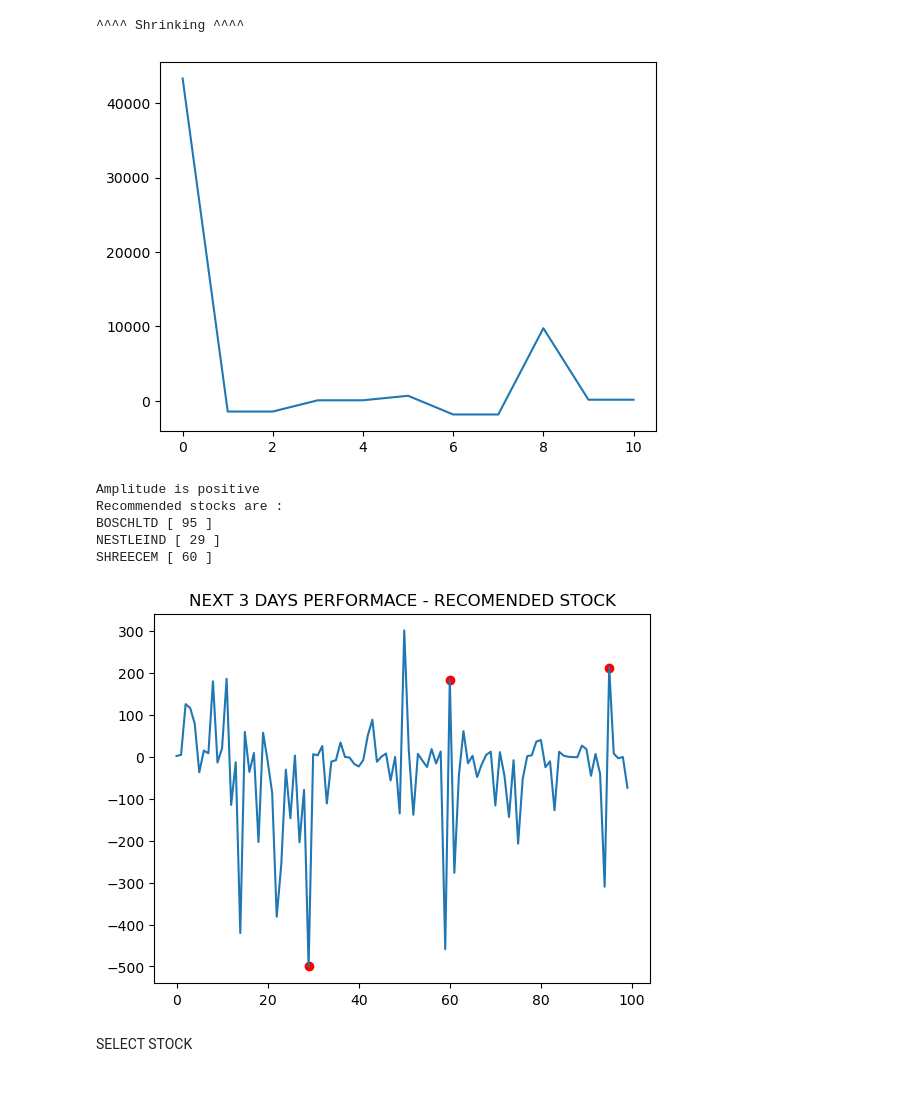
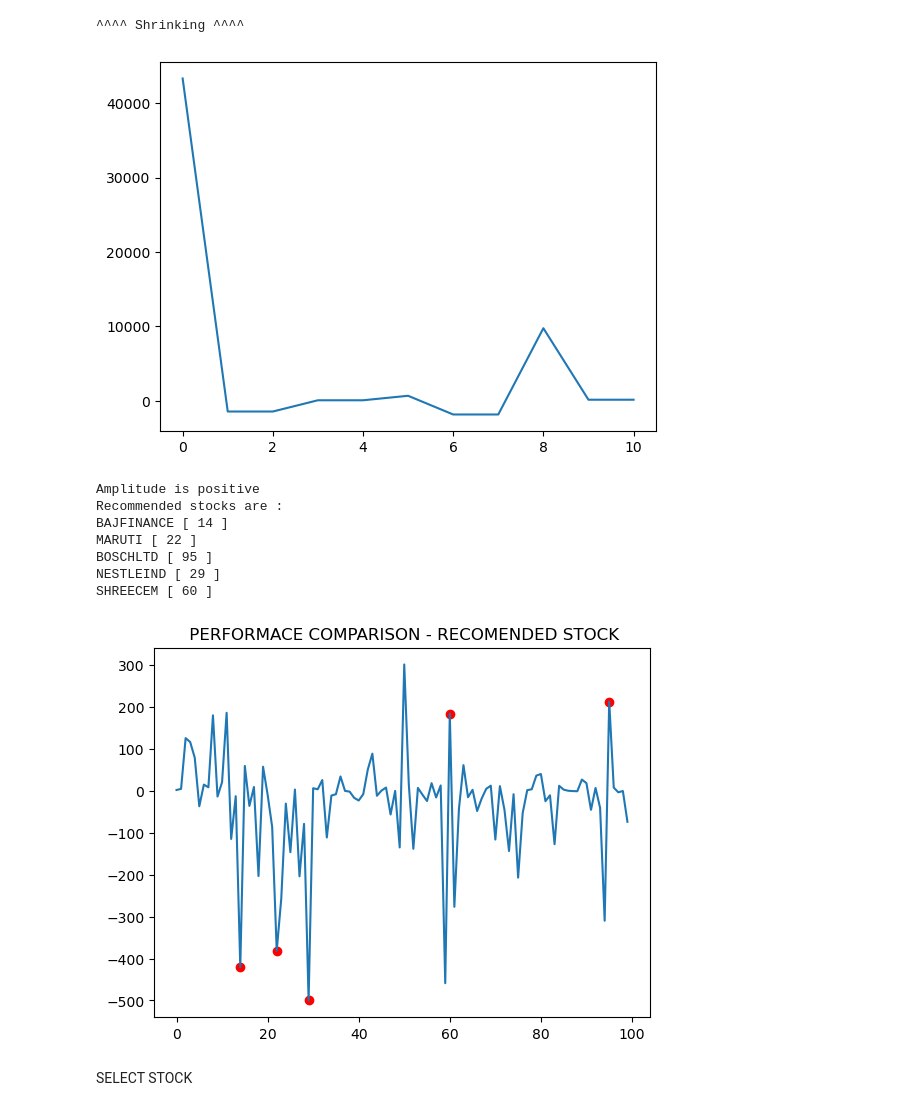
Before and after one commit to log-xp/dmdstocks.info, a Jupyter notebook: ver5.ipynb, the cells around one changed output. Cells and saved outputs as stored; diff of their text form; code cells hidden in the pictures.

```diff
--- a/ver5.ipynb
+++ b/ver5.ipynb
@@ -25,7 +25,7 @@ def dmd_pred_plot(dmd,diff,d_ind,top) :
     # Mark the indices on the plot
     plt.plot(diff)
     plt.scatter(top_indices,diff[top_indices], color='red')
-    plt.title("NEXT 3 DAYS PERFORMACE - RECOMENDED STOCK")
+    plt.title(" PERFORMACE COMPARISON - RECOMENDED STOCK")
     plt.show()
 # %%
 def dmd_analysis(result_comparison,j,top=3,i=12) :
@@ -129,20 +131,22 @@ def dmd_pred(j,i,stock_name) :
     print("Day9 |","Prediction :",pday9[stock_ind],"| Error :" ,np.abs(day9[stock_ind]-pday7[stock_ind]),"|")
 # %%
 j=25 # date from last                  VARIABLE 2
-top=3 # no of stock recomendations     VARIABLE 3
+top=5 # no of stock recomendations     VARIABLE 3
 i=12 # training days                   VARIABLE 4
 # This variable is to compare the performance of the recomended stock
-resust_comparison = 9               #  VARIABLE 5
-dmd_analysis(resust_comparison,j,top,i) # analysis
+result_comparison = 9               #  VARIABLE 5
+dmd_analysis(result_comparison,j,top,i) # analysis
 # %% [output]
 ^^^^ Shrinking ^^^^
 [figure]
 Amplitude is positive
 Recommended stocks are :
+BAJFINANCE [ 14 ]
+MARUTI [ 22 ]
 BOSCHLTD [ 95 ]
 NESTLEIND [ 29 ]
 SHREECEM [ 60 ]
-[figure, old version]
+[figure, new version]
 # %% [markdown]
 SELECT STOCK
 # %%
```
Also changed, not shown: parts of 1 cell of this notebook, 2 other files.
